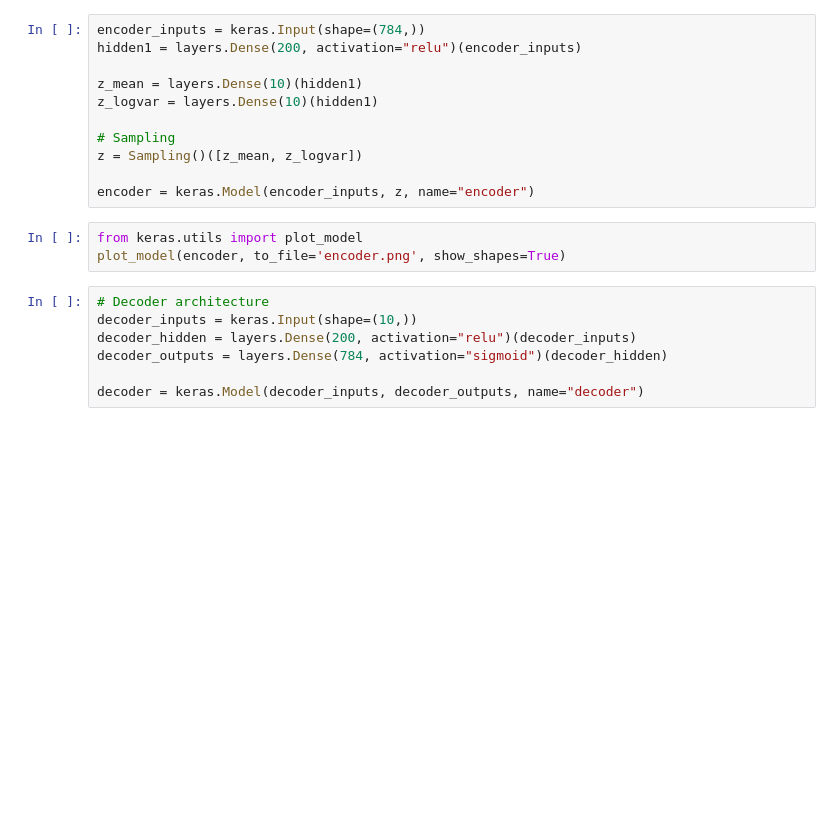
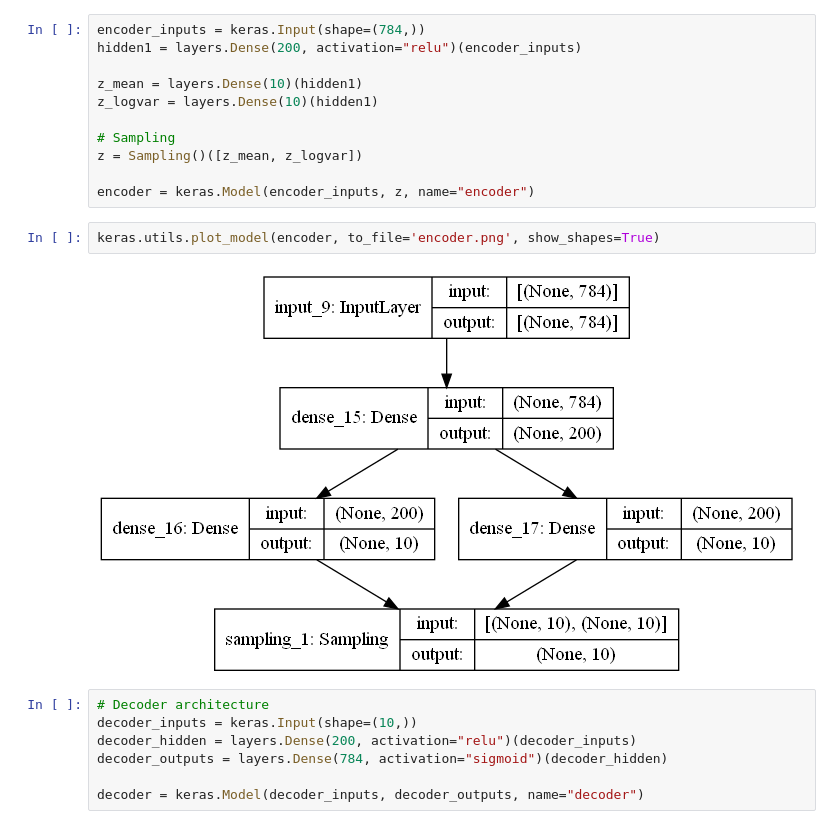
Before and after one commit to Variares1/Projet_DataScience_A5, a Jupyter notebook: WS/WS_Autoencodeur_et_classification.ipynb, the cells around one changed output. Cells and saved outputs as stored; diff of their text form; blank space fills up the shorter version.

```diff
--- a/WS/WS_Autoencodeur_et_classification.ipynb
+++ b/WS/WS_Autoencodeur_et_classification.ipynb
@@ -444,8 +473,9 @@ z = Sampling()([z_mean, z_logvar])
 
 encoder = keras.Model(encoder_inputs, z, name="encoder")
 # %%
-from keras.utils import plot_model
-plot_model(encoder, to_file='encoder.png', show_shapes=True)
+keras.utils.plot_model(encoder, to_file='encoder.png', show_shapes=True)
+# %% [output]
+[figure, added]
 # %%
 # Decoder architecture
 decoder_inputs = keras.Input(shape=(10,))
```
Also changed, not shown: parts of 21 cells of this notebook, 5 other files.
